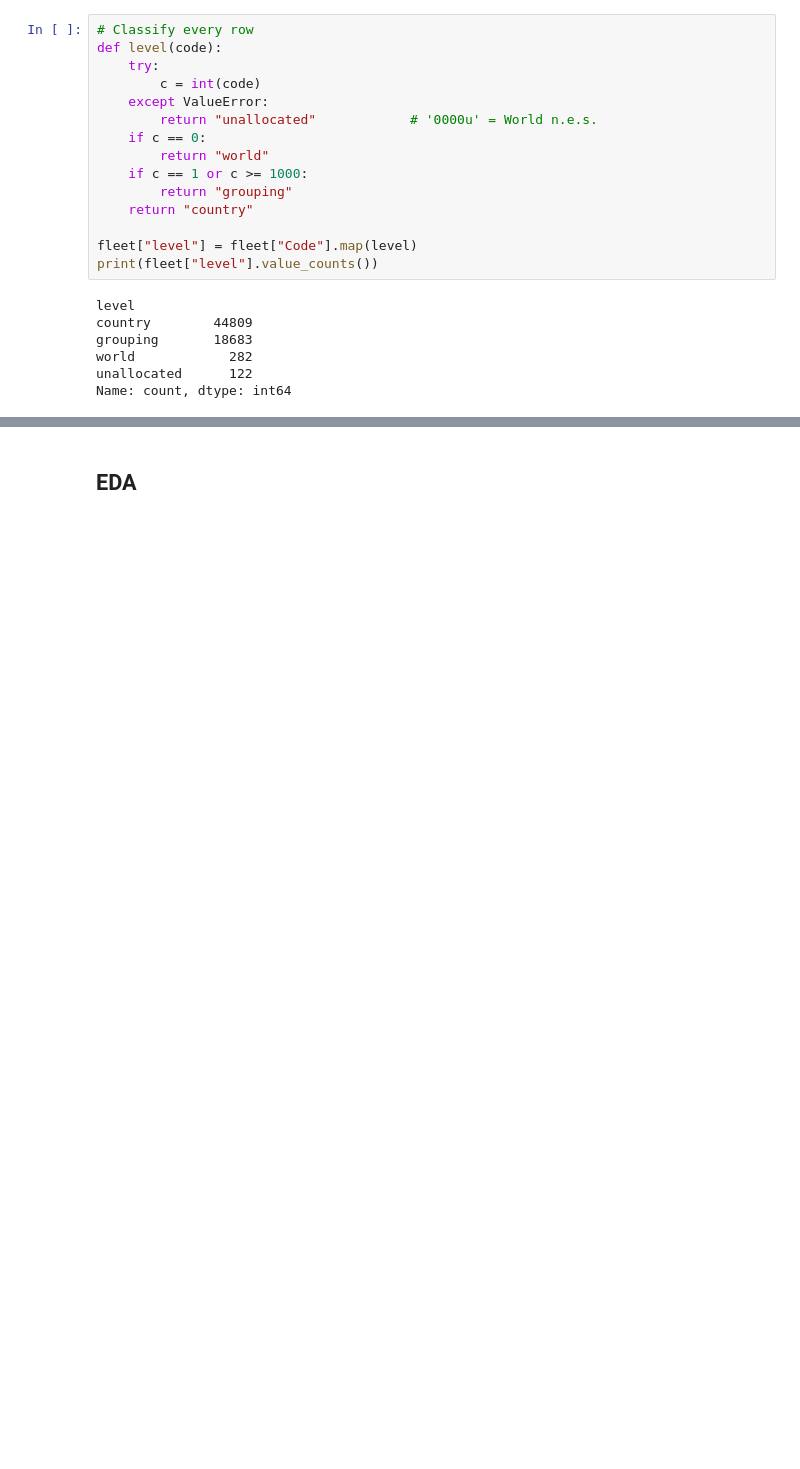
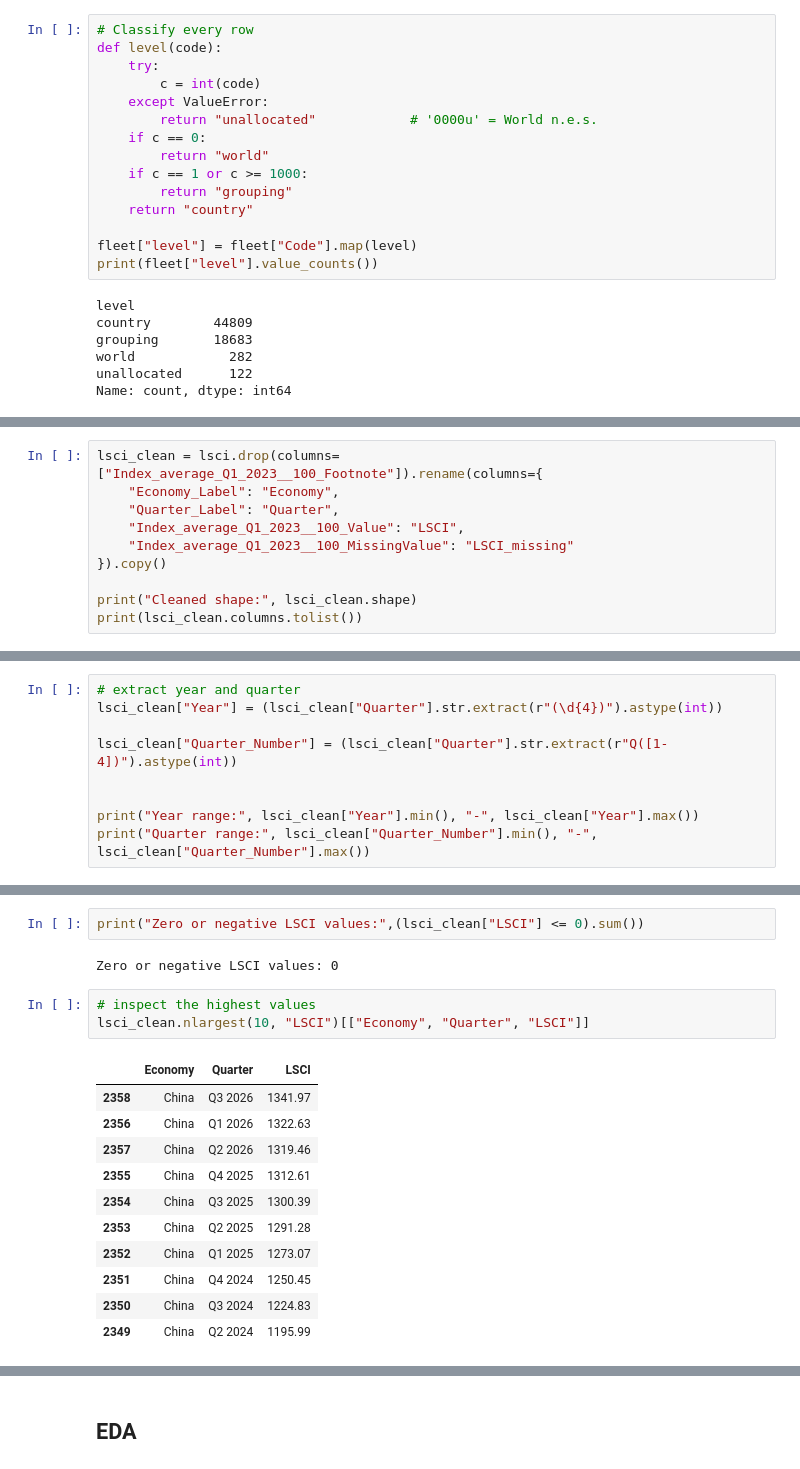
Before and after one commit to Global-Maritime-Trade-intelligence/Global-Maritime-Trade-Intelligence, a Jupyter notebook: Capstone.ipynb, the cells around one changed output, grey strips where cells are left out. Drawn from its saved outputs; the diff is of its cells as text; blank space fills up the shorter version.

```diff
--- a/Capstone.ipynb
+++ b/Capstone.ipynb
@@ -957,0 +1200,10 @@ Name: count, dtype: int64
+# %%
+lsci_clean = lsci.drop(columns=["Index_average_Q1_2023__100_Footnote"]).rename(columns={
+    "Economy_Label": "Economy",
+    "Quarter_Label": "Quarter",
+    "Index_average_Q1_2023__100_Value": "LSCI",
+    "Index_average_Q1_2023__100_MissingValue": "LSCI_missing"
+}).copy()
+
+print("Cleaned shape:", lsci_clean.shape)
+print(lsci_clean.columns.tolist())
@@ -957,0 +1241,9 @@ Name: count, dtype: int64
+# %%
+# extract year and quarter
+lsci_clean["Year"] = (lsci_clean["Quarter"].str.extract(r"(\d{4})").astype(int))
+
+lsci_clean["Quarter_Number"] = (lsci_clean["Quarter"].str.extract(r"Q([1-4])").astype(int))
+
+
+print("Year range:", lsci_clean["Year"].min(), "-", lsci_clean["Year"].max())
+print("Quarter range:", lsci_clean["Quarter_Number"].min(), "-", lsci_clean["Quarter_Number"].max())
@@ -957,0 +1272,19 @@ Name: count, dtype: int64
+# %%
+print("Zero or negative LSCI values:",(lsci_clean["LSCI"] <= 0).sum())
+# %% [output]
+Zero or negative LSCI values: 0
+# %%
+# inspect the highest values
+lsci_clean.nlargest(10, "LSCI")[["Economy", "Quarter", "LSCI"]]
+# %% [output]
+|  | Economy | Quarter | LSCI |
+| 2358 | China | Q3 2026 | 1341.97 |
+| 2356 | China | Q1 2026 | 1322.63 |
+| 2357 | China | Q2 2026 | 1319.46 |
+| 2355 | China | Q4 2025 | 1312.61 |
+| 2354 | China | Q3 2025 | 1300.39 |
+| 2353 | China | Q2 2025 | 1291.28 |
+| 2352 | China | Q1 2025 | 1273.07 |
+| 2351 | China | Q4 2024 | 1250.45 |
+| 2350 | China | Q3 2024 | 1224.83 |
+| 2349 | China | Q2 2024 | 1195.99 |
```
Also changed, not shown: parts of 81 cells of this notebook, 9 other files.
